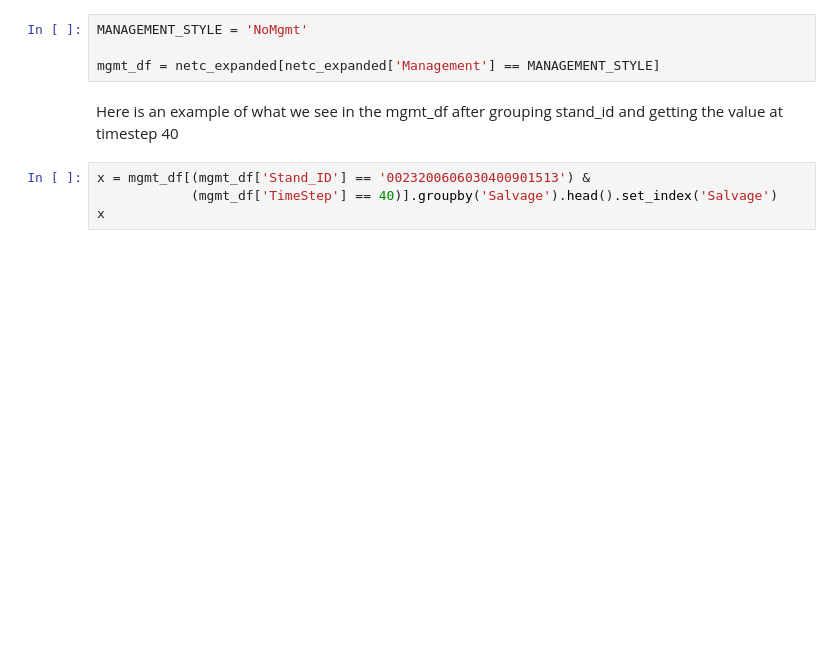
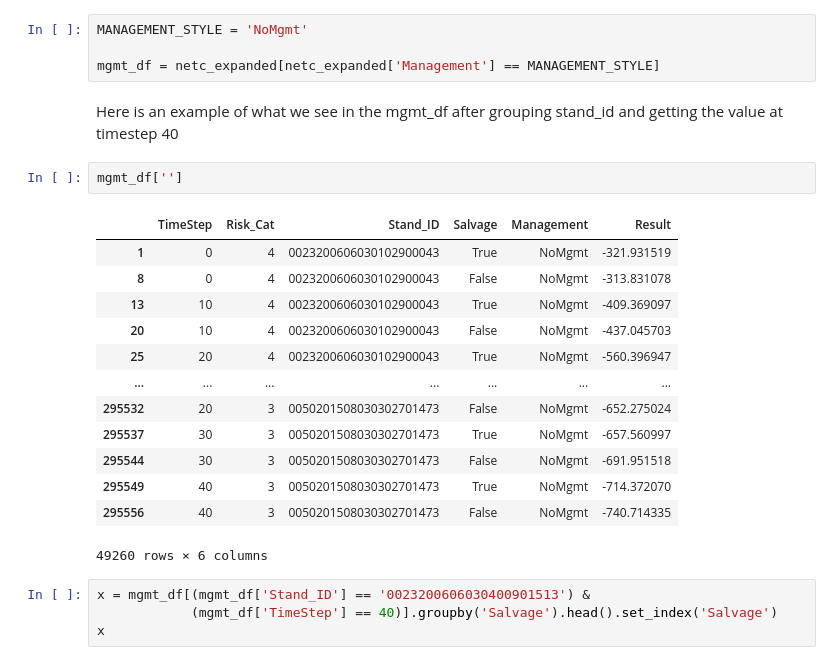
Before and after one commit to sms1097/Carbon-Emissions-Budworm, a Jupyter notebook: Rule Learning/Model 1.ipynb, the cells around one changed output. Cells and saved outputs as stored; diff of their text form; blank space fills up the shorter version.

```diff
--- a/Rule Learning/Model 1.ipynb
+++ b/Rule Learning/Model 1.ipynb
@@ -41,6 +41,22 @@ MANAGEMENT_STYLE = 'NoMgmt'
 mgmt_df = netc_expanded[netc_expanded['Management'] == MANAGEMENT_STYLE]
 # %% [markdown]
 Here is an example of what we see in the mgmt_df after grouping stand_id and getting the value at timestep 40
+# %%
+mgmt_df['']
+# %% [output]
+|  | TimeStep | Risk_Cat | Stand_ID | Salvage | Management | Result |
+| 1 | 0 | 4 | 0023200606030102900043 | True | NoMgmt | -321.931519 |
+| 8 | 0 | 4 | 0023200606030102900043 | False | NoMgmt | -313.831078 |
+| 13 | 10 | 4 | 0023200606030102900043 | True | NoMgmt | -409.369097 |
+| 20 | 10 | 4 | 0023200606030102900043 | False | NoMgmt | -437.045703 |
+| 25 | 20 | 4 | 0023200606030102900043 | True | NoMgmt | -560.396947 |
+| ... | ... | ... | ... | ... | ... | ... |
+| 295532 | 20 | 3 | 0050201508030302701473 | False | NoMgmt | -652.275024 |
+| 295537 | 30 | 3 | 0050201508030302701473 | True | NoMgmt | -657.560997 |
+| 295544 | 30 | 3 | 0050201508030302701473 | False | NoMgmt | -691.951518 |
+| 295549 | 40 | 3 | 0050201508030302701473 | True | NoMgmt | -714.372070 |
+| 295556 | 40 | 3 | 0050201508030302701473 | False | NoMgmt | -740.714335 |
+49260 rows × 6 columns
 # %%
 x = mgmt_df[(mgmt_df['Stand_ID'] == '0023200606030400901513') &
             (mgmt_df['TimeStep'] == 40)].groupby('Salvage').head().set_index('Salvage')
```
Also changed, not shown: parts of 19 cells of this notebook.
